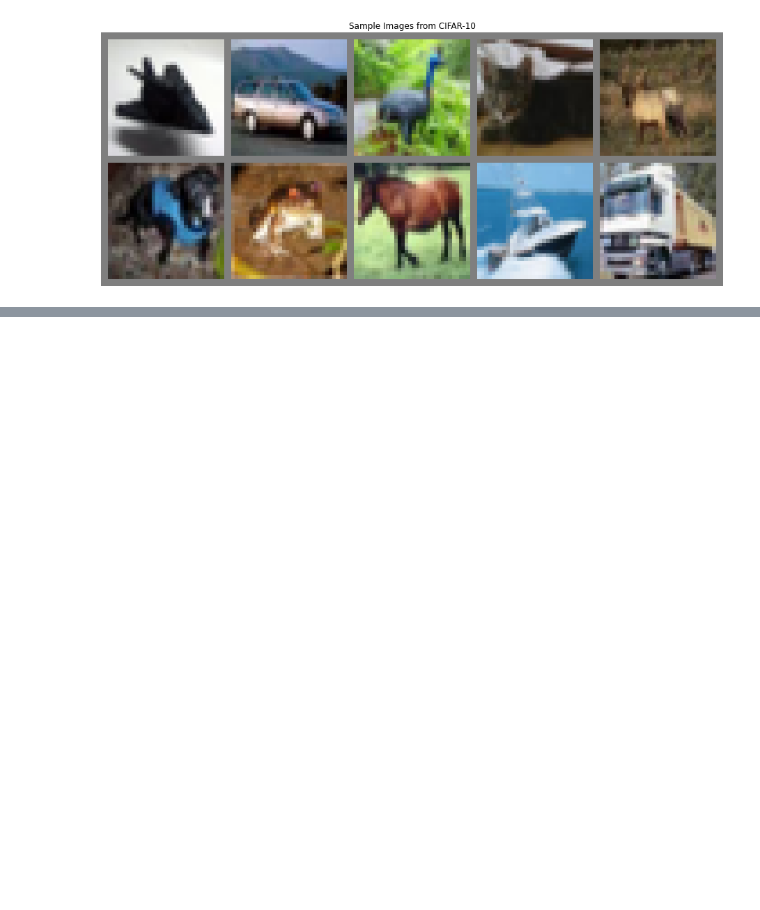
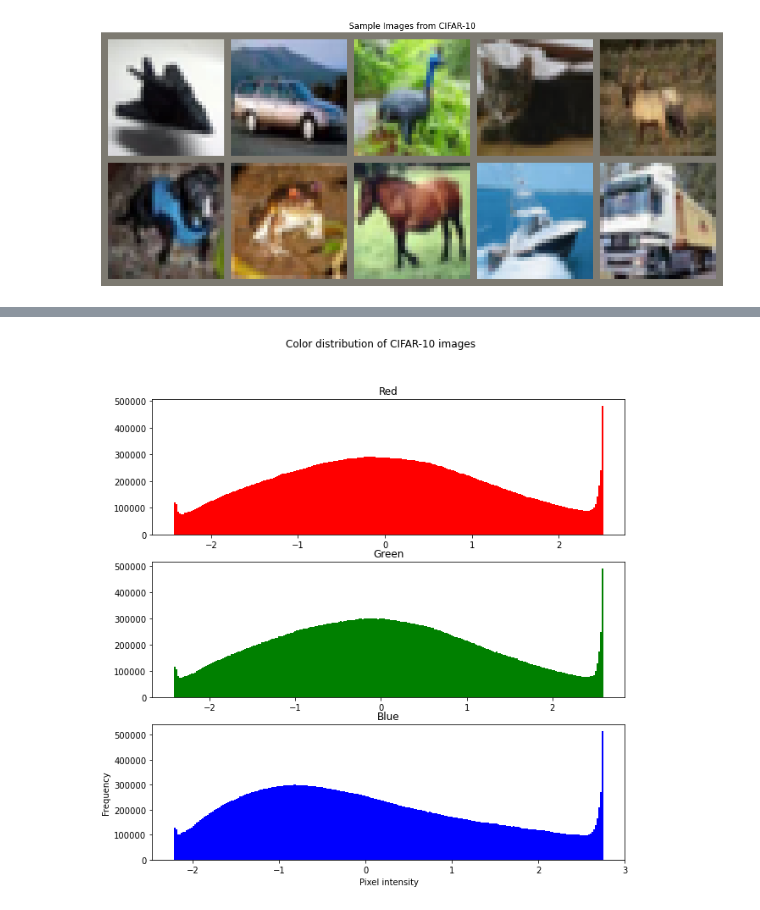
Before and after one commit to neozhixuan/SC1015_Z139_Team3, a Jupyter notebook: exploratoryanalysis.ipynb, the cells around one changed output, grey strips where cells are left out. Cells and saved outputs as stored; diff of their text form; code cells hidden in the pictures; blank space fills up the shorter version.

```diff
--- a/exploratoryanalysis.ipynb
+++ b/exploratoryanalysis.ipynb
@@ -168,0 +179,27 @@ plt.show()
+# %%
+# Get the RGB pixel values of all images
+r = []
+g = []
+b = []
+for image, _ in test_set:
+    r.append(image[0].numpy().ravel())
+    g.append(image[1].numpy().ravel())
+    b.append(image[2].numpy().ravel())
+
+# Create a histogram for each color channel
+fig, axs = plt.subplots(3, 1, figsize=(10, 10))
+axs[0].hist(np.concatenate(r), bins=256, color='r')
+axs[1].hist(np.concatenate(g), bins=256, color='g')
+axs[2].hist(np.concatenate(b), bins=256, color='b')
+
+# Set the title and axis labels
+fig.suptitle('Color distribution of CIFAR-10 images')
+axs[0].set_title('Red')
+axs[1].set_title('Green')
+axs[2].set_title('Blue')
+plt.xlabel('Pixel intensity')
+plt.ylabel('Frequency')
+# Show the plot
+plt.show()
+# %% [output]
+[figure, added]
```
Also changed, not shown: parts of 21 cells of this notebook.
